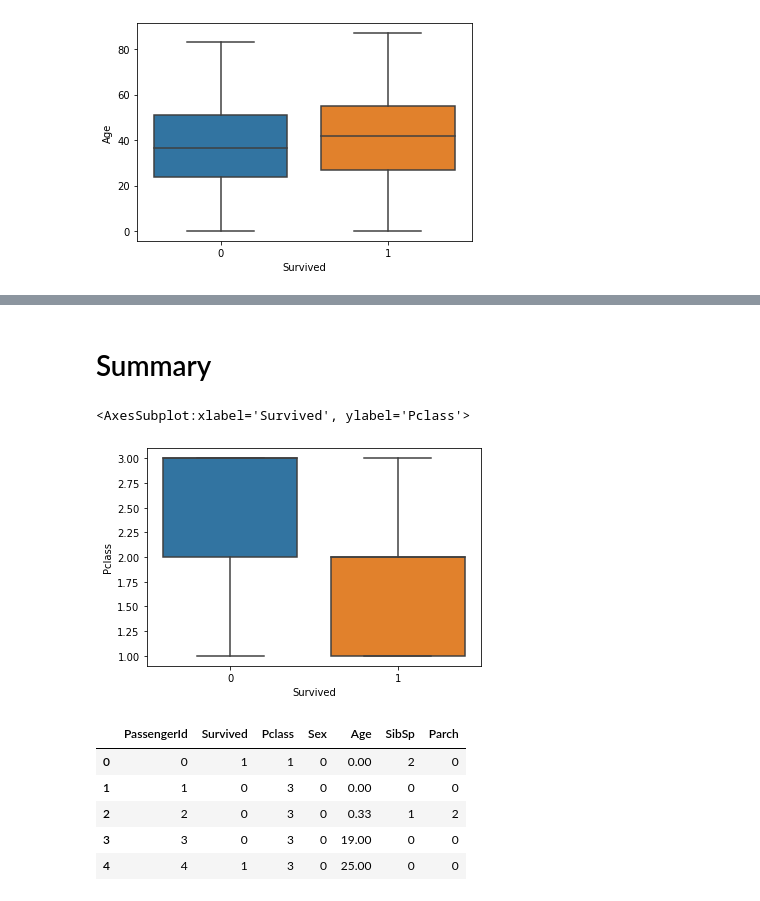
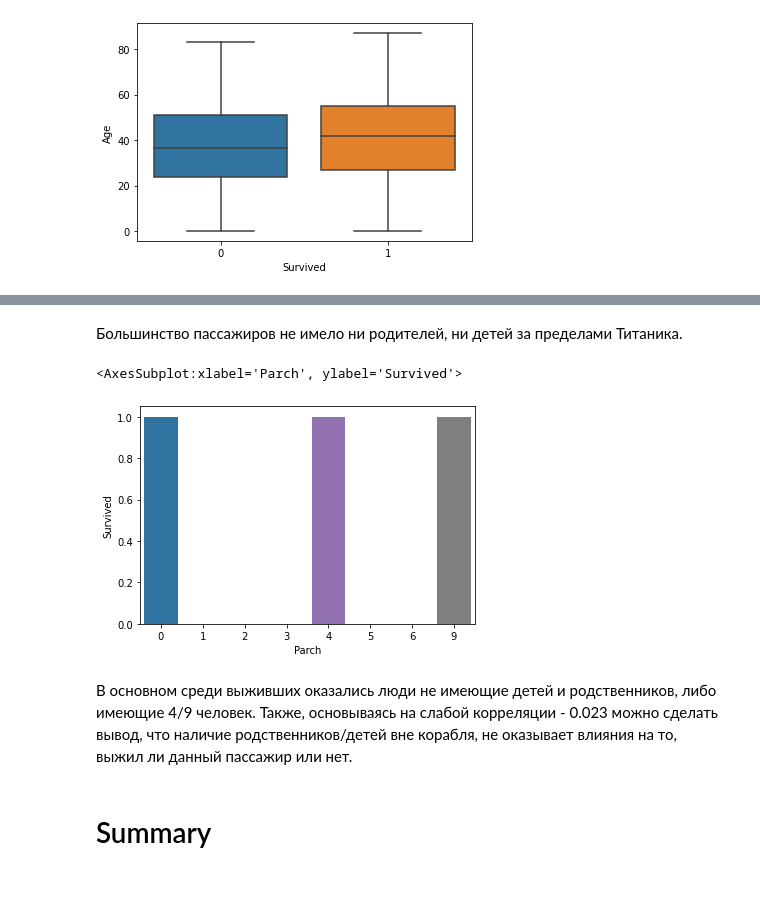
Before and after one commit to liriannamiller/rs_course, a Jupyter notebook: eda.ipynb, the cells around one changed output, grey strips where cells are left out. Drawn from its saved outputs; the diff is of its cells as text; code cells hidden in the pictures.

```diff
--- a/eda.ipynb
+++ b/eda.ipynb
@@ -128,16 +192,11 @@ sns.boxplot(x=titanic_data['Pclass'], y=titanic_data['Age'])
+# %% [markdown]
+Большинство пассажиров не имело ни родителей, ни детей за пределами Титаника.
+# %%
+sns.barplot(x=parch['Parch'], y=titanic_data['Survived'])
+# %% [output]
+<AxesSubplot:xlabel='Parch', ylabel='Survived'>
+[figure, added]
+# %% [markdown]
+В основном среди выживших оказались люди не имеющие детей и родственников, либо имеющие 4/9 человек. Также, основываясь на слабой корреляции - 0.023 можно сделать вывод, что наличие родственников/детей вне корабля, не оказывает влияния на то, выжил ли данный пассажир или нет.
 # %% [markdown]
 # Summary
-# %%
-sns.boxplot(x=titanic_data['Survived'], y=titanic_data['Pclass'])
-# %% [output]
-<AxesSubplot:xlabel='Survived', ylabel='Pclass'>
-[figure, removed]
-# %%
-titanic_data.head()
-# %% [output]
-|  | PassengerId | Survived | Pclass | Sex | Age | SibSp | Parch |
-| 0 | 0 | 1 | 1 | 0 | 0.00 | 2 | 0 |
-| 1 | 1 | 0 | 3 | 0 | 0.00 | 0 | 0 |
-| 2 | 2 | 0 | 3 | 0 | 0.33 | 1 | 2 |
-| 3 | 3 | 0 | 3 | 0 | 19.00 | 0 | 0 |
-| 4 | 4 | 1 | 3 | 0 | 25.00 | 0 | 0 |
```
Also changed, not shown: parts of 18 cells of this notebook.
